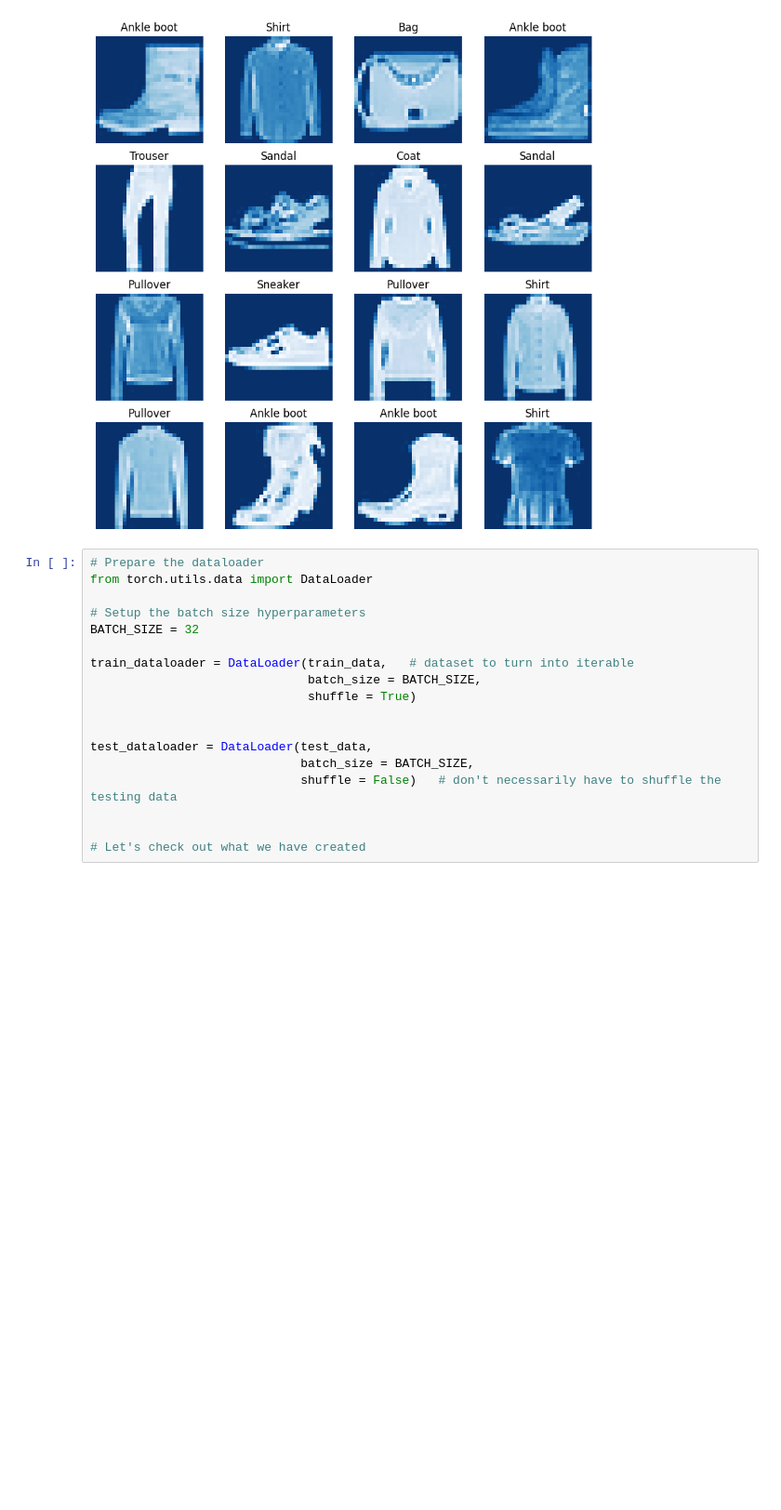
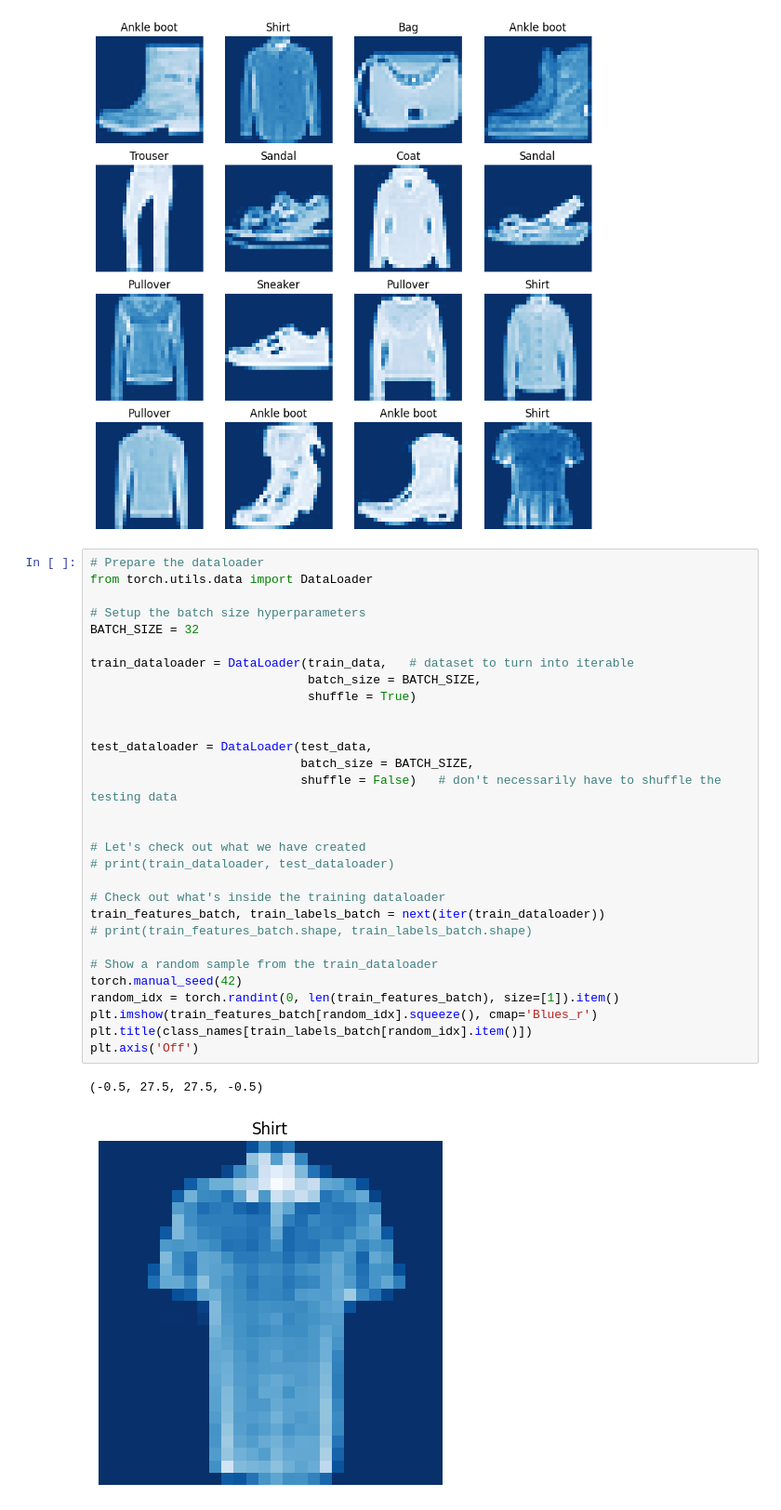
Before and after one commit to qbit-glitch/pytorch_tutorials, a Jupyter notebook: ztm_pytorch_course/03_pytorch_computer_vision/03_pytorch_computer_vision_exercises.ipynb, the cells around one changed output. Shown at 93% size. Saved outputs shown, nothing was run; the diff lists cells and outputs as text; blank space fills up the shorter version.

```diff
--- a/ztm_pytorch_course/03_pytorch_computer_vision/03_pytorch_computer_vision_exercises.ipynb
+++ b/ztm_pytorch_course/03_pytorch_computer_vision/03_pytorch_computer_vision_exercises.ipynb
@@ -616,18 +507,33 @@ for i in range(1,rows * cols + 1):
 # %%
 # Prepare the dataloader
 from torch.utils.data import DataLoader
 
 # Setup the batch size hyperparameters
 BATCH_SIZE = 32
 
 train_dataloader = DataLoader(train_data,   # dataset to turn into iterable
                               batch_size = BATCH_SIZE,
                               shuffle = True)
 
 
 test_dataloader = DataLoader(test_data,
                              batch_size = BATCH_SIZE,
                              shuffle = False)   # don't necessarily have to shuffle the testing data
 
 
 # Let's check out what we have created
+# print(train_dataloader, test_dataloader)
+
+# Check out what's inside the training dataloader
+train_features_batch, train_labels_batch = next(iter(train_dataloader))
+# print(train_features_batch.shape, train_labels_batch.shape)
+
+# Show a random sample from the train_dataloader
+torch.manual_seed(42)
+random_idx = torch.randint(0, len(train_features_batch), size=[1]).item()
+plt.imshow(train_features_batch[random_idx].squeeze(), cmap='Blues_r')
+plt.title(class_names[train_labels_batch[random_idx].item()])
+plt.axis('Off')
+# %% [output]
+(-0.5, 27.5, 27.5, -0.5)
+[figure, added]
```
Also changed, not shown: parts of 32 cells of this notebook.
